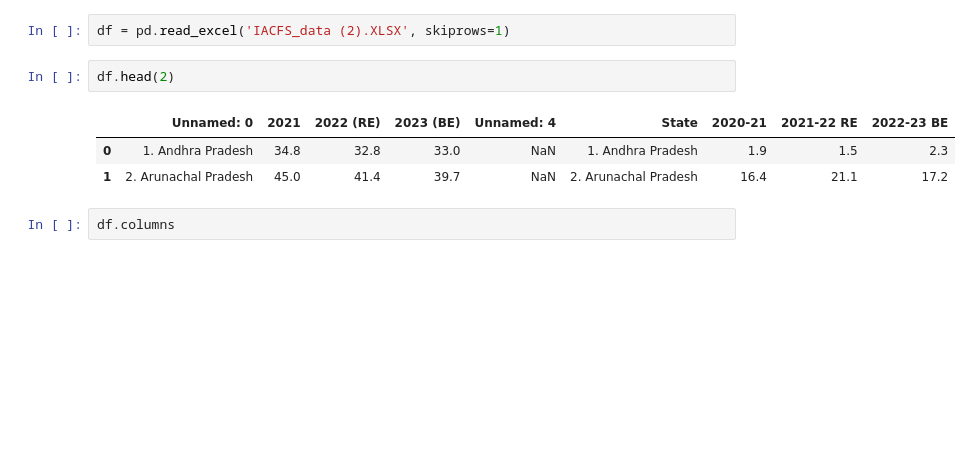
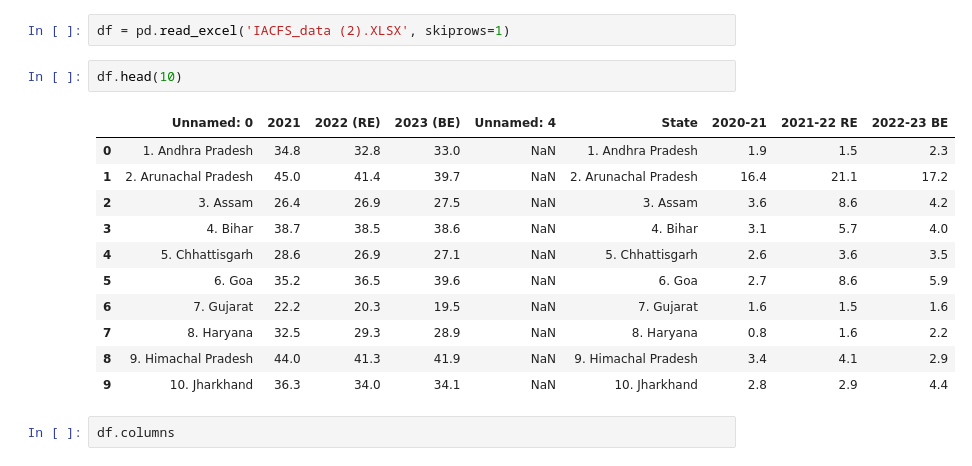
Before and after one commit to gupta-aayushkr/Data-Analytics, a Jupyter notebook: Data analysis/correlation.ipynb, the cells around one changed output. Saved outputs shown, nothing was run; the diff lists cells and outputs as text; blank space fills up the shorter version.

```diff
--- a/Data analysis/correlation.ipynb
+++ b/Data analysis/correlation.ipynb
@@ -3,11 +3,19 @@ import pandas as pd
 # %%
 df = pd.read_excel('IACFS_data (2).XLSX', skiprows=1)
 # %%
-df.head(2)
+df.head(10)
 # %% [output]
 |  | Unnamed: 0 | 2021 | 2022 (RE) | 2023 (BE) | Unnamed: 4 | State | 2020-21 | 2021-22 RE | 2022-23 BE |
 | 0 | 1. Andhra Pradesh | 34.8 | 32.8 | 33.0 | NaN | 1. Andhra Pradesh | 1.9 | 1.5 | 2.3 |
 | 1 | 2. Arunachal Pradesh | 45.0 | 41.4 | 39.7 | NaN | 2. Arunachal Pradesh | 16.4 | 21.1 | 17.2 |
+| 2 | 3. Assam | 26.4 | 26.9 | 27.5 | NaN | 3. Assam | 3.6 | 8.6 | 4.2 |
+| 3 | 4. Bihar | 38.7 | 38.5 | 38.6 | NaN | 4. Bihar | 3.1 | 5.7 | 4.0 |
+| 4 | 5. Chhattisgarh | 28.6 | 26.9 | 27.1 | NaN | 5. Chhattisgarh | 2.6 | 3.6 | 3.5 |
+| 5 | 6. Goa | 35.2 | 36.5 | 39.6 | NaN | 6. Goa | 2.7 | 8.6 | 5.9 |
+| 6 | 7. Gujarat | 22.2 | 20.3 | 19.5 | NaN | 7. Gujarat | 1.6 | 1.5 | 1.6 |
+| 7 | 8. Haryana | 32.5 | 29.3 | 28.9 | NaN | 8. Haryana | 0.8 | 1.6 | 2.2 |
+| 8 | 9. Himachal Pradesh | 44.0 | 41.3 | 41.9 | NaN | 9. Himachal Pradesh | 3.4 | 4.1 | 2.9 |
+| 9 | 10. Jharkhand | 36.3 | 34.0 | 34.1 | NaN | 10. Jharkhand | 2.8 | 2.9 | 4.4 |
 # %%
 df.columns
 # %% [output]
```
Also changed, not shown: 4 other files.
